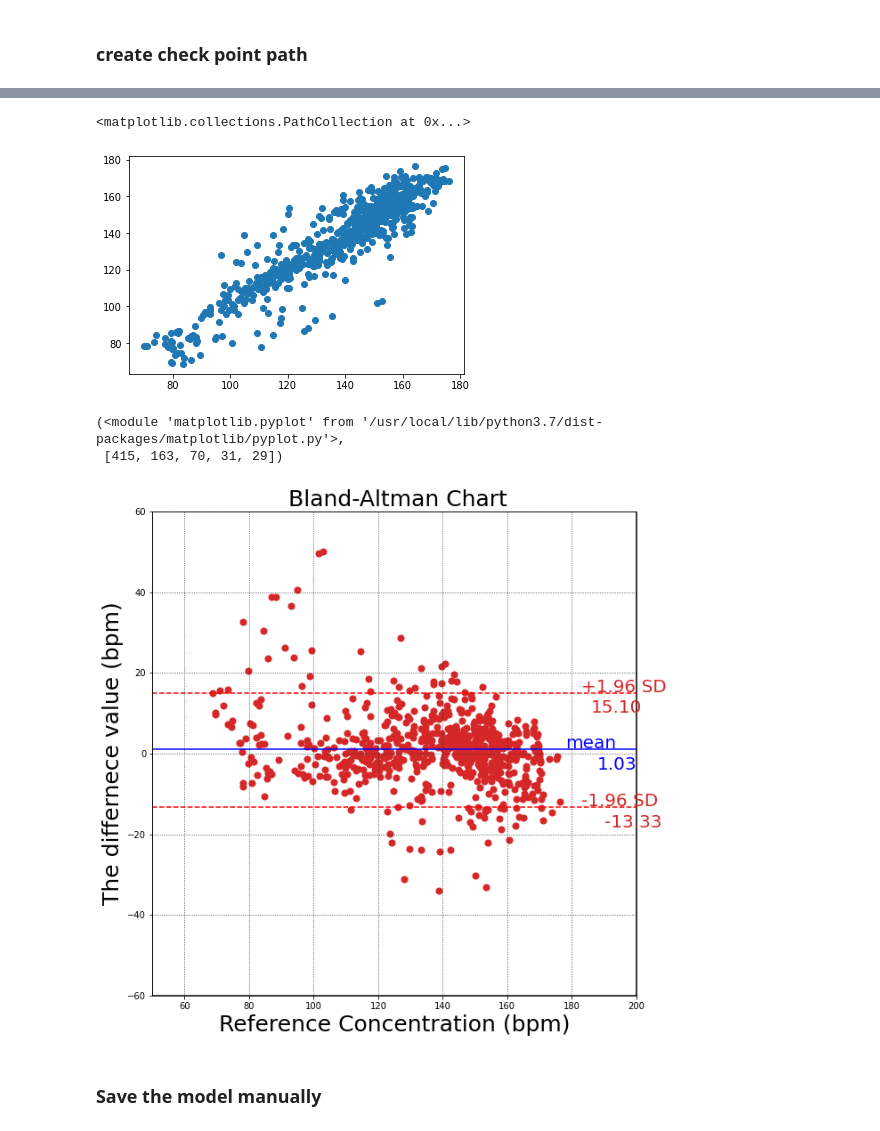
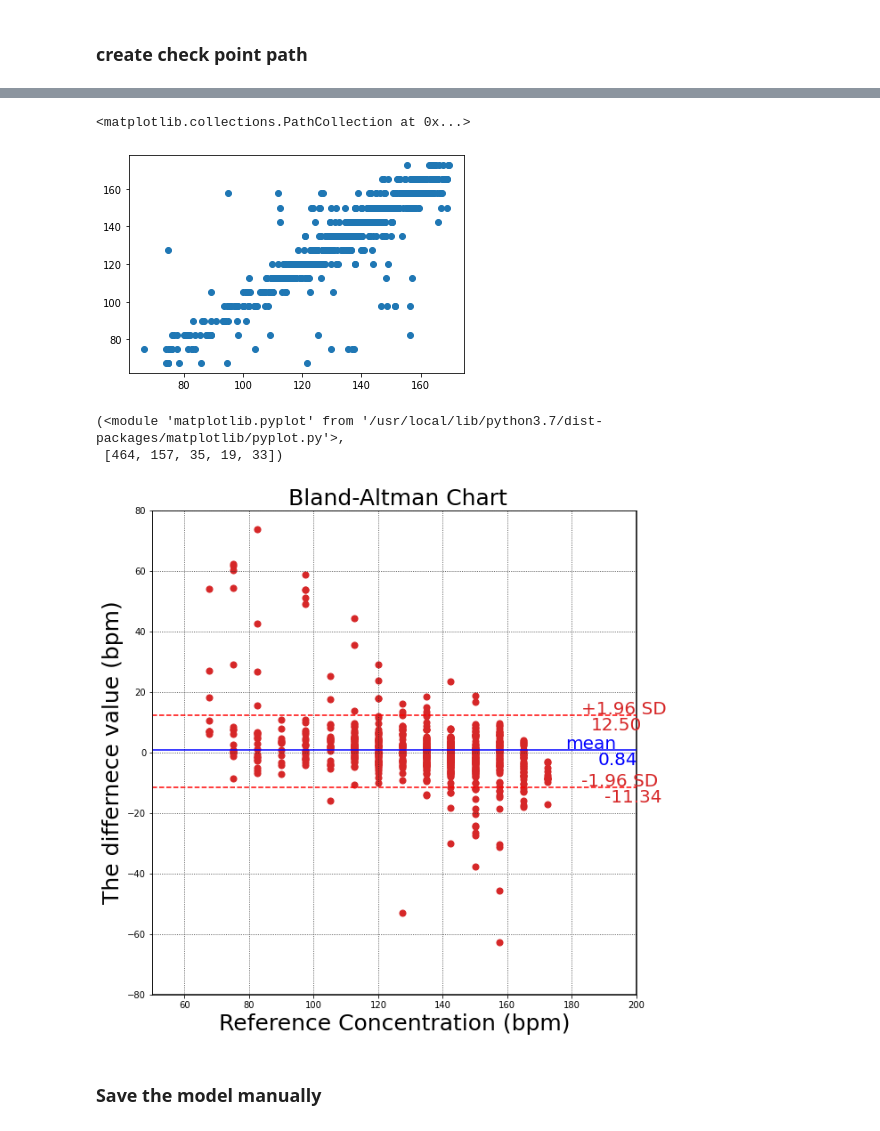
Before and after one commit to LongNguyen1984/TimeSeriesWithPython, a Jupyter notebook: HR_DNN.ipynb, the cells around one changed output, grey strips where cells are left out. Cells and saved outputs as stored; diff of their text form; code cells hidden in the pictures.

```diff
--- a/HR_DNN.ipynb
+++ b/HR_DNN.ipynb
@@ -895,7 +895,9 @@ def baseline_model():
   dense1 = Flatten()(dense1)
   outputs = Dense(1, kernel_initializer='normal')(dense1)
   model = Model(inputs=inputs, outputs=outputs, name="CorNet")
-  model.compile(loss='mean_squared_error', optimizer='adam', metrics=["accuracy"])
+  model.compile(loss='mean_absolute_error', optimizer='adam', metrics=["mae"])# mae, mse
+  # metrics = ["accuracy"] using for classification
+  # metrics = []
   return model
 # %% [markdown]
 ### X, Y data
@@ -1054,2 +1124,2 @@ pipeline.fit(X_train, y_train)
 # %%
-ypred = pipeline.predict(X_test)
+ypred = model1.predict(X_test)
@@ -1059,10 +1127,10 @@ ypred = pipeline.predict(X_test)
 for h, hpred in zip(y_test,ypred):
   print(h, hpred)
 # %%
-plt.scatter(Y_pred, y_test)
+plt.scatter(ypred, y_test)
 # %% [output]
 <matplotlib.collections.PathCollection at 0x...>
-[figure, old version]
+[figure, new version]
 # %%
 import matplotlib.pyplot as plt
 import seaborn as sns
@@ -1166,12 +1234,12 @@ def blan_altman_plot(ref_values, pred_values, title_string, unit_string= '(mg/dl
 # %%
 plt.figure(1, figsize=(10,10))
 #Y_pred = pipeline.predict(X_test)
-Y_pred = model2.predict(X_test)
+Y_pred = model1.predict(X_test)
 blan_altman_plot(y_test, np.array(Y_pred[:,0]), '', '(bpm)')
 # %% [output]
 (<module 'matplotlib.pyplot' from '/usr/local/lib/python3.7/dist-packages/matplotlib/pyplot.py'>,
- [415, 163, 70, 31, 29])
+ [464, 157, 35, 19, 33])
-[figure, old version]
+[figure, new version]
 # %%
 np.array(Y_pred[:,0])
 # %% [markdown]
```
Also changed, not shown: parts of 29 cells of this notebook.
